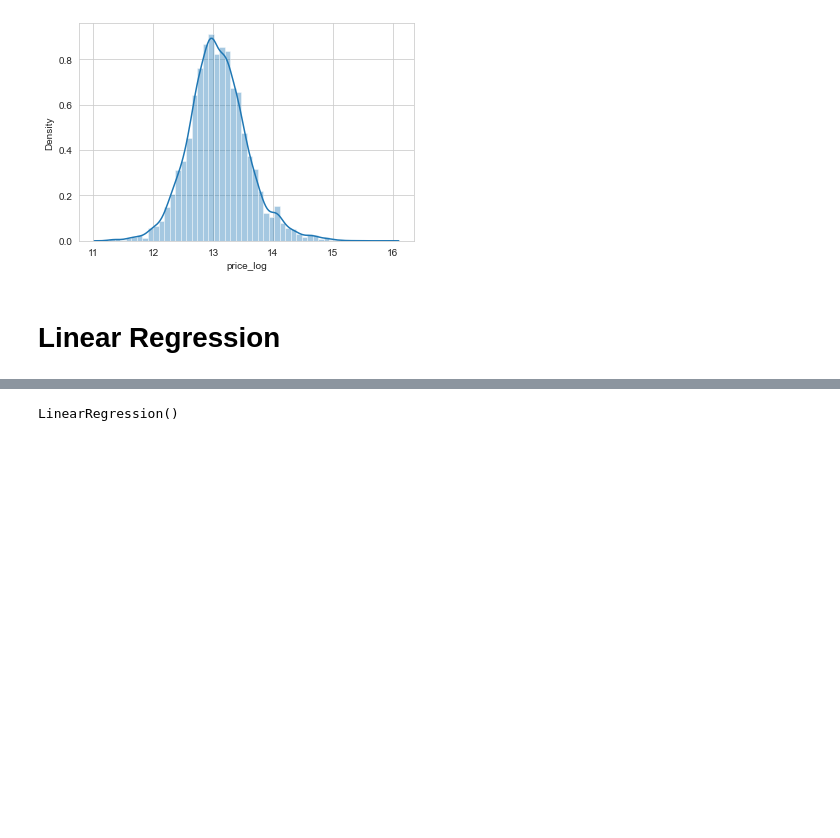
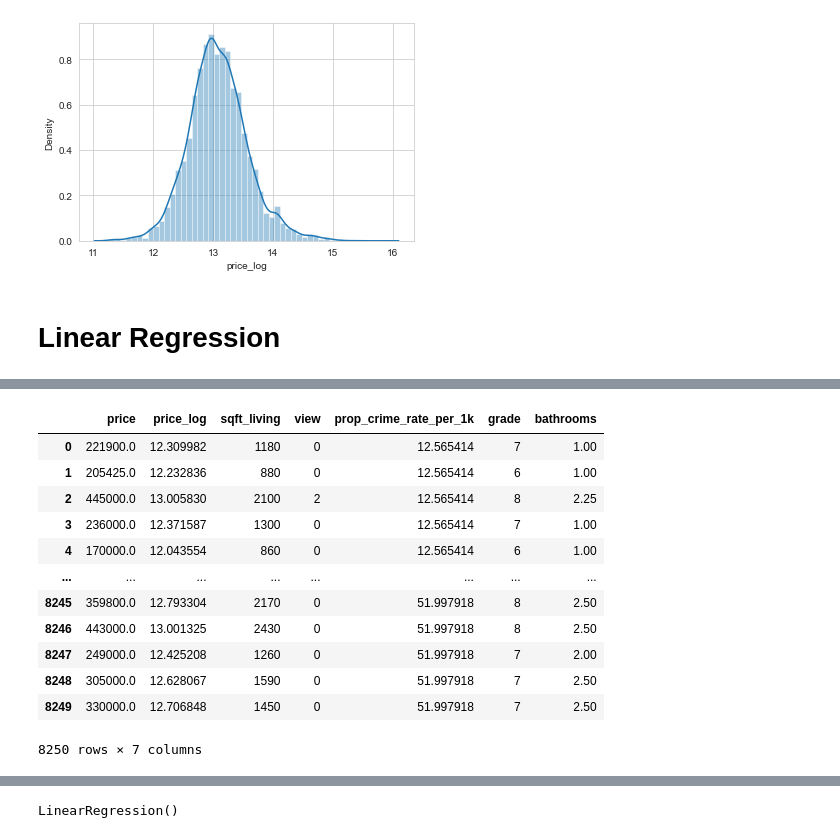
Before and after one commit to eric-blankinshp/Final-Project, a Jupyter notebook: price_log_Linear_Regression .ipynb, the cells around one changed output, grey strips where cells are left out. Cells and saved outputs as stored; diff of their text form; code cells hidden in the pictures; blank space fills up the shorter version.

```diff
--- a/price_log_Linear_Regression .ipynb
+++ b/price_log_Linear_Regression .ipynb
@@ -106,0 +90,17 @@ new_df
+# %%
+new_df = kc_house_data[['price', 'price_log','sqft_living', 'view', 'prop_crime_rate_per_1k', 'grade', 'bathrooms',]]
+new_df
+# %% [output]
+|  | price | price_log | sqft_living | view | prop_crime_rate_per_1k | grade | bathrooms |
+| 0 | 221900.0 | 12.309982 | 1180 | 0 | 12.565414 | 7 | 1.00 |
+| 1 | 205425.0 | 12.232836 | 880 | 0 | 12.565414 | 6 | 1.00 |
+| 2 | 445000.0 | 13.005830 | 2100 | 2 | 12.565414 | 8 | 2.25 |
+| 3 | 236000.0 | 12.371587 | 1300 | 0 | 12.565414 | 7 | 1.00 |
+| 4 | 170000.0 | 12.043554 | 860 | 0 | 12.565414 | 6 | 1.00 |
+| ... | ... | ... | ... | ... | ... | ... | ... |
+| 8245 | 359800.0 | 12.793304 | 2170 | 0 | 51.997918 | 8 | 2.50 |
+| 8246 | 443000.0 | 13.001325 | 2430 | 0 | 51.997918 | 8 | 2.50 |
+| 8247 | 249000.0 | 12.425208 | 1260 | 0 | 51.997918 | 7 | 2.00 |
+| 8248 | 305000.0 | 12.628067 | 1590 | 0 | 51.997918 | 7 | 2.50 |
+| 8249 | 330000.0 | 12.706848 | 1450 | 0 | 51.997918 | 7 | 2.50 |
+8250 rows × 7 columns
```
Also changed, not shown: parts of 11 cells of this notebook.
